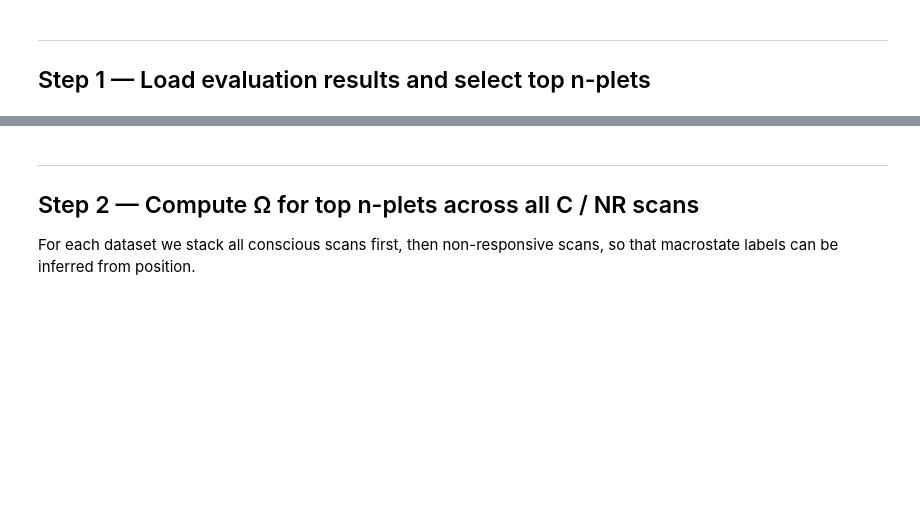
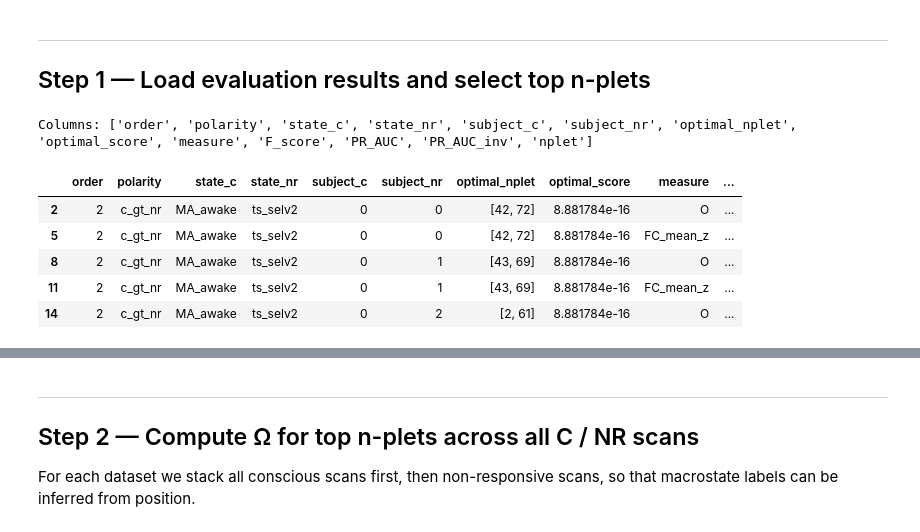
Before and after one commit to camilo-espinosa/high-order-anesthesia, a Jupyter notebook: notebooks/R2_order_effects/R2_A_fig3.ipynb, the cells around one changed output, grey strips where cells are left out. Drawn from its saved outputs; the diff is of its cells as text; code cells hidden in the pictures; blank space fills up the shorter version.

```diff
--- a/notebooks/R2_order_effects/R2_A_fig3.ipynb
+++ b/notebooks/R2_order_effects/R2_A_fig3.ipynb
@@ -95,17 +97,29 @@ def build_X_for_dataset(dataset: str, all_covs):
 ## Step 1 — Load evaluation results and select top n-plets
 # %%
 # ── Load CSVs produced by R1_A_lopo.ipynb ────────────────────────────────────
-# The CSV "task" column uses 'c_gt_nr' (Omega_C > Omega_NR)
+# Saved with sep=";", decimal=","
+# The "polarity" column uses 'c_gt_nr' (Omega_C > Omega_NR)
 # and 'nr_gt_c' (Omega_NR > Omega_C).
 nplet_eval = {}
 for dataset in ["MA", "DBS"]:
-    df = pd.read_csv(f"{results_path}/R1_B_nplet_eval_{dataset}.csv")
+    df = pd.read_csv(
+        f"{results_path}/R1_A_nplet_eval_{dataset}.csv",
+        sep=";", decimal=",", encoding="utf-8-sig",
+    )
     df = df.query("measure in ['O', 'FC_mean_z']")
     df["nplet"] = df["optimal_nplet"].apply(to_nplet_tuple)
     nplet_eval[dataset] = df
 
 print("Columns:", nplet_eval["MA"].columns.tolist())
 nplet_eval["MA"].head()
+# %% [output]
+Columns: ['order', 'polarity', 'state_c', 'state_nr', 'subject_c', 'subject_nr', 'optimal_nplet', 'optimal_score', 'measure', 'F_score', 'PR_AUC', 'PR_AUC_inv', 'nplet']
+|  | order | polarity | state_c | state_nr | subject_c | subject_nr | optimal_nplet | optimal_score | measure | ... |
+| 2 | 2 | c_gt_nr | MA_awake | ts_selv2 | 0 | 0 | [42, 72] | 8.881784e-16 | O | ... |
+| 5 | 2 | c_gt_nr | MA_awake | ts_selv2 | 0 | 0 | [42, 72] | 8.881784e-16 | FC_mean_z | ... |
+| 8 | 2 | c_gt_nr | MA_awake | ts_selv2 | 0 | 1 | [43, 69] | 8.881784e-16 | O | ... |
+| 11 | 2 | c_gt_nr | MA_awake | ts_selv2 | 0 | 1 | [43, 69] | 8.881784e-16 | FC_mean_z | ... |
+| 14 | 2 | c_gt_nr | MA_awake | ts_selv2 | 0 | 2 | [2, 61] | 8.881784e-16 | O | ... |
 # %%
 # ── Aggregate over LOPO folds (mean PR-AUC) ──────────────────────────────────
 agg_cols   = ["F_score", "PR_AUC", "PR_AUC_inv"]
```
Also changed, not shown: parts of 8 cells of this notebook, 8 other files.
